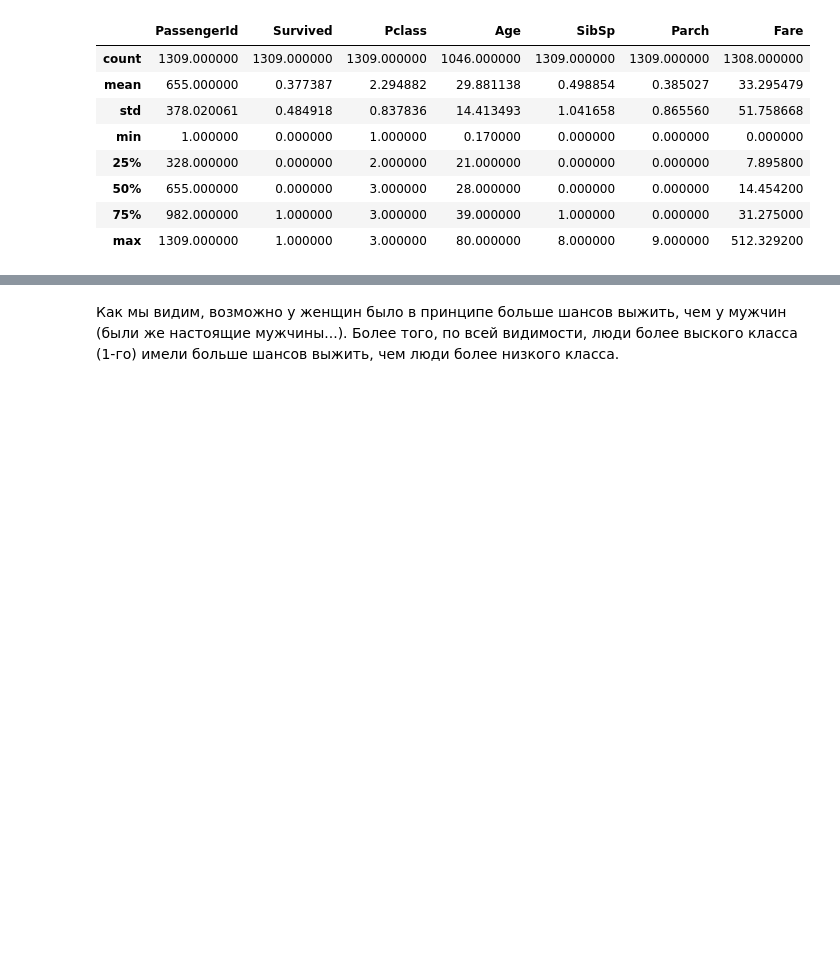
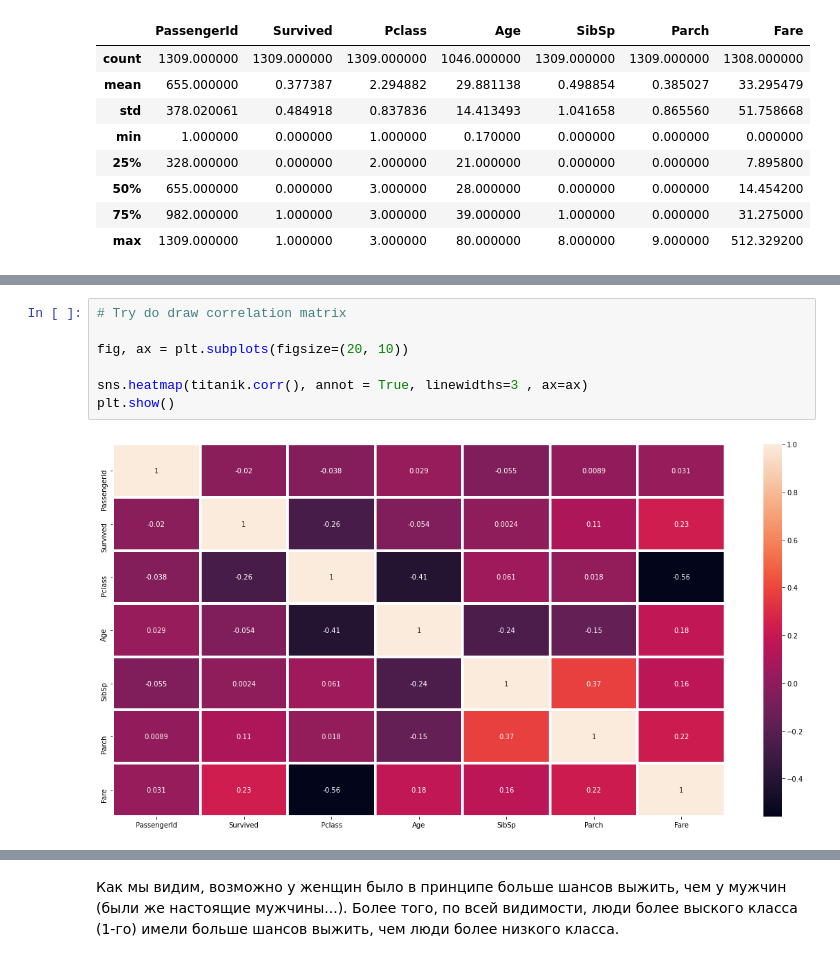
Before and after one commit to SidorinAnton/BI_2020-2021_Python, a Jupyter notebook: pandas_hw/src/EDA_titanic.ipynb, the cells around one changed output, grey strips where cells are left out. Saved outputs shown, nothing was run; the diff lists cells and outputs as text; blank space fills up the shorter version.

```diff
--- a/pandas_hw/src/EDA_titanic.ipynb
+++ b/pandas_hw/src/EDA_titanic.ipynb
@@ -36,3 +38,12 @@ sns.PairGrid(titanik).map(plt.scatter)
 [figure]
+# %%
+# Try do draw correlation matrix
+
+fig, ax = plt.subplots(figsize=(20, 10))
+
+sns.heatmap(titanik.corr(), annot = True, linewidths=3 , ax=ax)
+plt.show()
+# %% [output]
+[figure, added]
 # %%
 # Let's see, сould the class and gender of the passenger affect his survival
```
Also changed, not shown: parts of 4 cells of this notebook.
